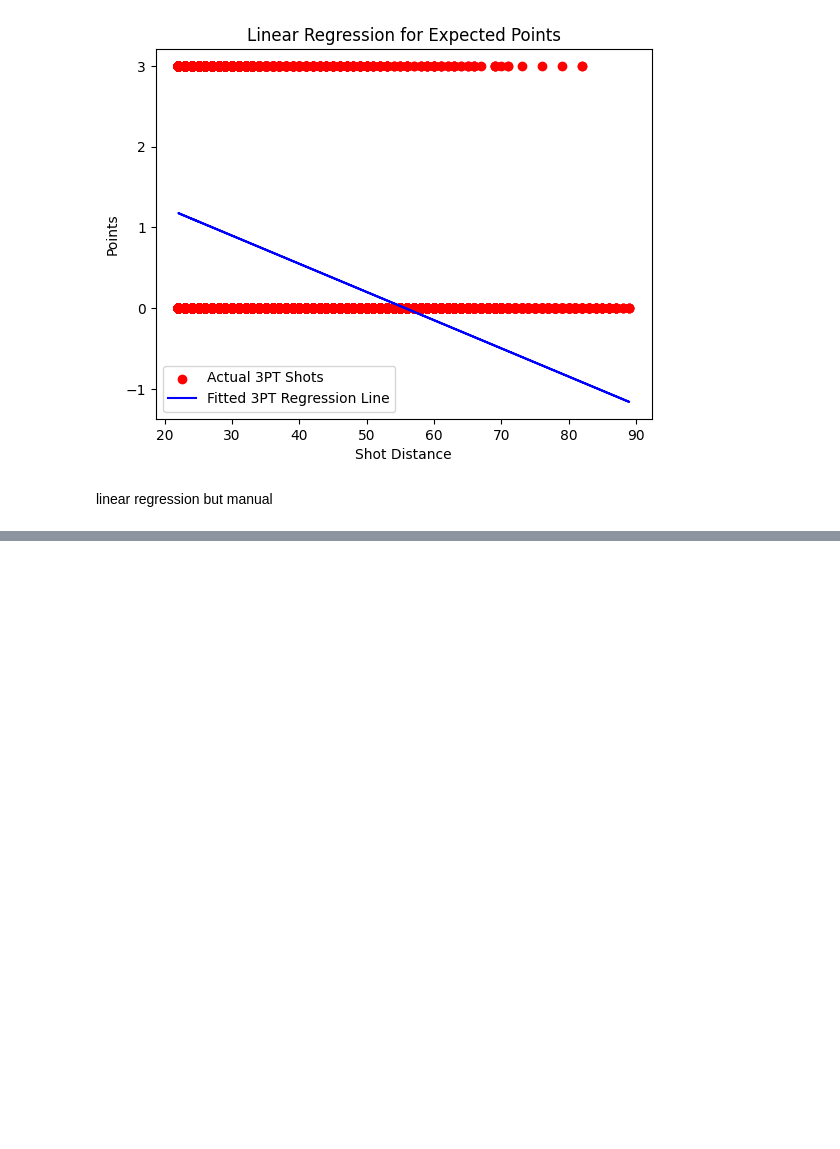
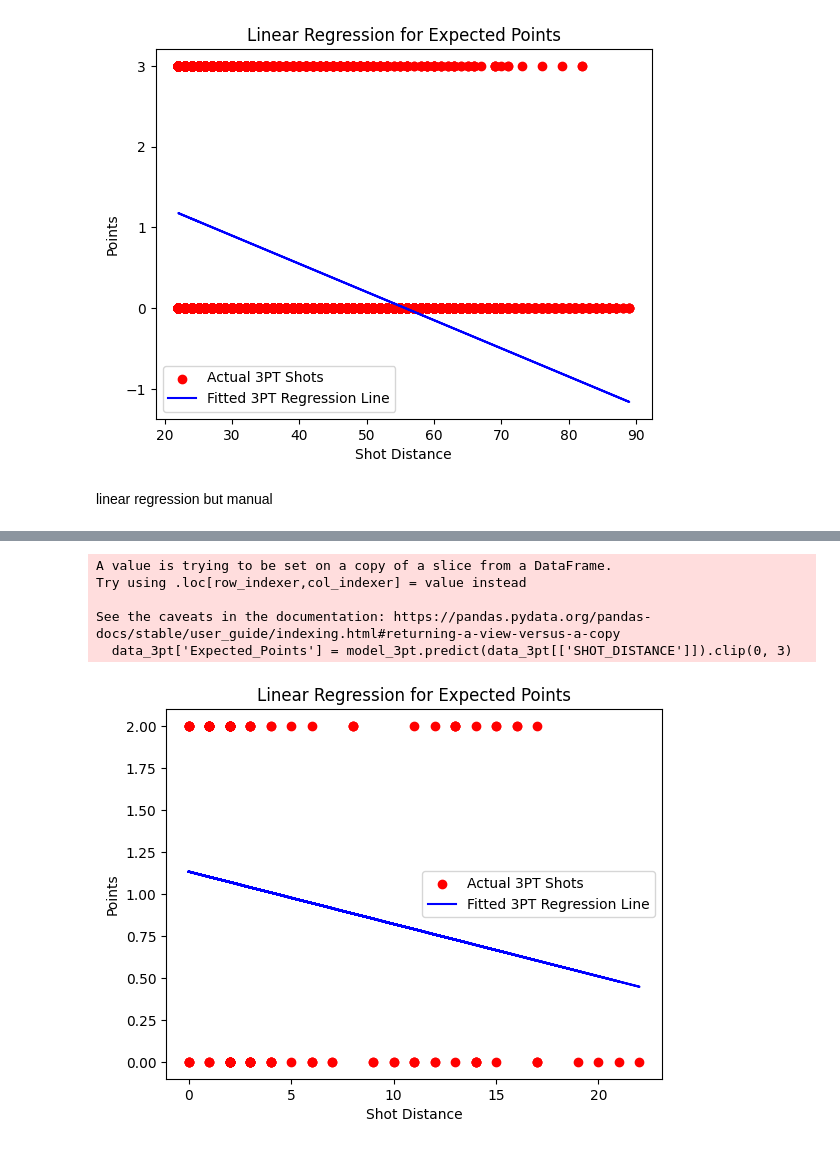
Before and after one commit to Axeeh/NBA_Project, a Jupyter notebook: Progetto_crudo.ipynb, the cells around one changed output, grey strips where cells are left out. Drawn from its saved outputs; the diff is of its cells as text; code cells hidden in the pictures; blank space fills up the shorter version.

```diff
--- a/Progetto_crudo.ipynb
+++ b/Progetto_crudo.ipynb
@@ -311,0 +343,21 @@ round(shots_per_zone_percentage, 2)
+# %%
+# Define a dictionary to map SHOT_TYPE to the corresponding points
+points_dict = {
+    '2PT Field Goal': 2,
+    '3PT Field Goal': 3
+}
+
+# Create a new column in the DataFrame for the points of each shot
+data_shots['POINTS'] = data_shots.apply(lambda row: points_dict[row['SHOT_TYPE']] if row['SHOT_MADE'] else 0, axis=1)
+
+# Group by BASIC_ZONE and sum the points
+sum_by_zone = data_shots.groupby('BASIC_ZONE')['POINTS'].sum()
+
+# Print the sum of EXPECTED_POINTS by BASIC_ZONE for season_1
+print(season_1.groupby("BASIC_ZONE")["EXPECTED_POINTS"].sum())
+
+# Print the sum of points by BASIC_ZONE for data_shots
+print(sum_by_zone)
+
+# Print the rounded shots_per_zone_percentage
+print(round(shots_per_zone_percentage, 2))
@@ -443,0 +570,26 @@ Predicted y for x=6: 1.03
+# %%
+test = data_shots[(data_shots["GAME_ID"] == (22200004)) & (data_shots["SHOT_TYPE"] == ("2PT Field Goal"))]
+
+model_3pt = LinearRegression()
+model_3pt.fit(test[['SHOT_DISTANCE']], test['POINTS'])
+
+data_3pt['Expected_Points'] = model_3pt.predict(data_3pt[['SHOT_DISTANCE']]).clip(0, 3)
+
+plt.scatter(test['SHOT_DISTANCE'], test['POINTS'], color='red', label='Actual 3PT Shots')
+plt.plot(test['SHOT_DISTANCE'], model_3pt.predict(test[['SHOT_DISTANCE']]), color='blue', label='Fitted 3PT Regression Line')
+
+# Add labels and title
+plt.xlabel('Shot Distance')
+plt.ylabel('Points')
+plt.title('Linear Regression for Expected Points')
+plt.legend()
+
+# Show plot
+plt.show()
+# %% [output]
+A value is trying to be set on a copy of a slice from a DataFrame.
+Try using .loc[row_indexer,col_indexer] = value instead
+
+See the caveats in the documentation: https://pandas.pydata.org/pandas-docs/stable/user_guide/indexing.html#returning-a-view-versus-a-copy
+  data_3pt['Expected_Points'] = model_3pt.predict(data_3pt[['SHOT_DISTANCE']]).clip(0, 3)
+[figure, added]
```
Also changed, not shown: parts of 17 cells of this notebook.
